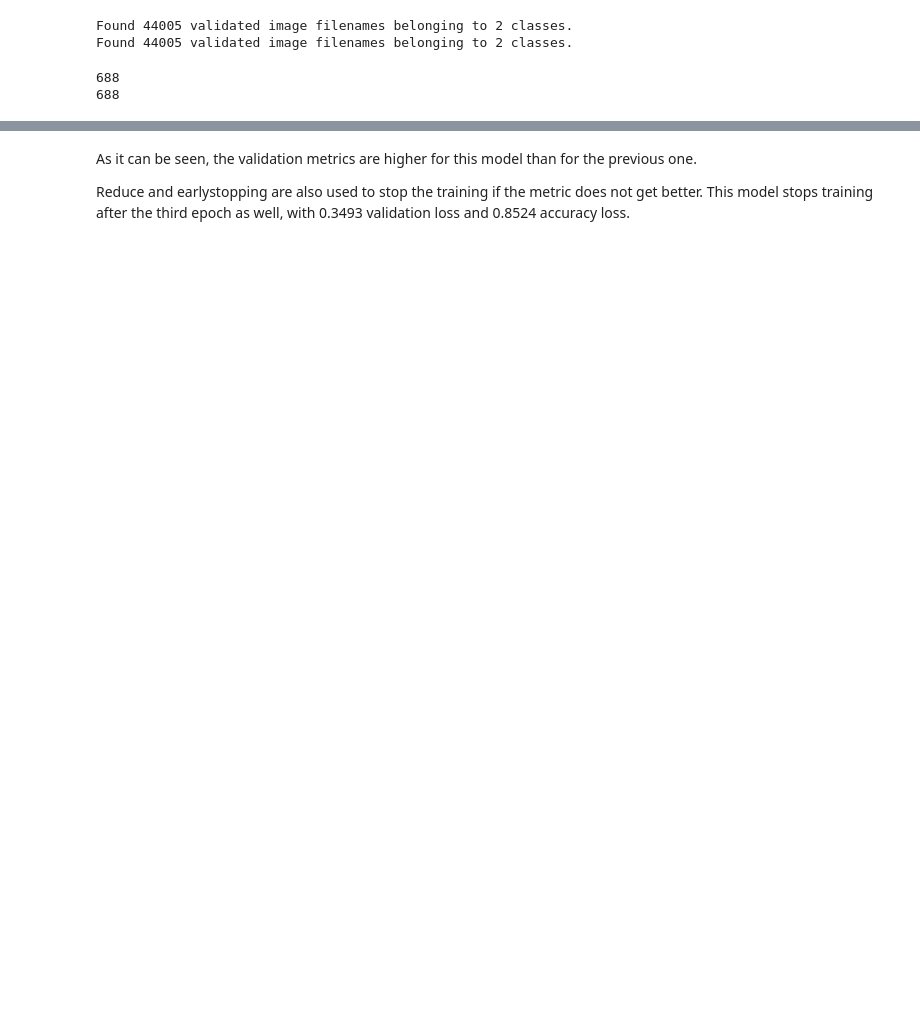
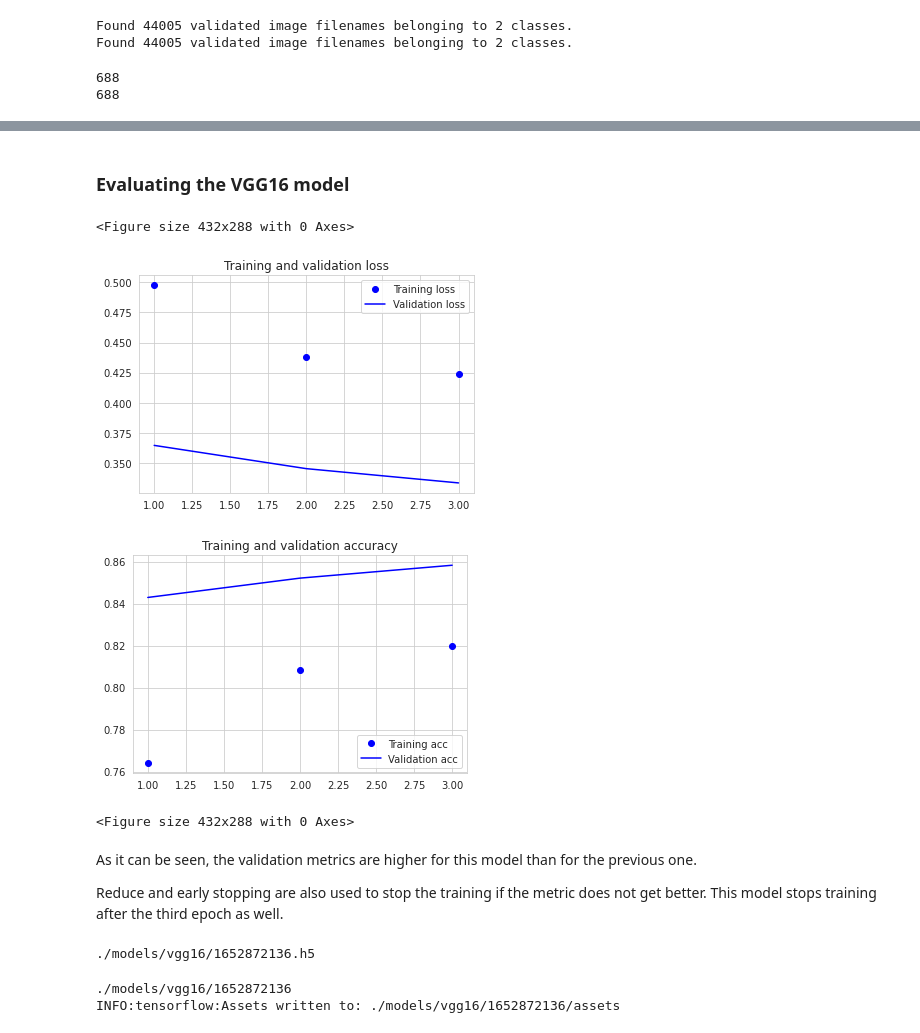
Before and after one commit to andercarrera/Convolutional-Neural-Network-for-Detecting-Cancer-Tumors-in-Microscopic-Images, a Jupyter notebook: graded-lab-notebook.ipynb, the cells around one changed output, grey strips where cells are left out. Cells and saved outputs as stored; diff of their text form; code cells hidden in the pictures; blank space fills up the shorter version.

```diff
--- a/graded-lab-notebook.ipynb
+++ b/graded-lab-notebook.ipynb
@@ -490,7 +471,7 @@ import numpy as np
 np.random.seed(1)
 tf.random.set_seed(1)
 
-cnn = Sequential([
+vgg16 = Sequential([
     base_model,
     BatchNormalization(),
 
@@ -504,5 +485,5 @@ cnn = Sequential([
     Dense(2, activation='softmax')
 ])
 
-cnn.summary()
+vgg16.summary()
 # %% [output]
@@ -530,6 +513,6 @@ However, this time categorical_crossentropy for the two classes.
 # %%
 opt = tf.keras.optimizers.Adam(0.001)
-cnn.compile(loss='categorical_crossentropy', optimizer=opt, metrics=['accuracy', tf.keras.metrics.AUC()])
+vgg16.compile(loss='categorical_crossentropy', optimizer=opt, metrics=['accuracy', tf.keras.metrics.AUC()])
 # %%
 train_df, valid_df = train_test_split(df, test_size=0.2, random_state=1, stratify=df.label)
 # %%
@@ -571,15 +554,15 @@ print(VA_STEPS)
 688
 688
 # %%
-%%time
+% % time
 
-h1 = cnn.fit(
-    x = train_loader,
-    steps_per_epoch = TR_STEPS,
-    epochs = 40,
-    validation_data = valid_loader,
-    validation_steps = VA_STEPS,
-    verbose = 1,
+vgg16_history = vgg16.fit(
+    x=train_loader,
+    steps_per_epoch=TR_STEPS,
+    epochs=20,
+    validation_data=valid_loader,
+    validation_steps=VA_STEPS,
+    verbose=1,
     callbacks=[earlystop, reduce]
 )
 # %% [output]
@@ -595,4 +578,50 @@ Wall time: 13min 10s
+# %% [markdown]
+### Evaluating the VGG16 model
+# %%
+import matplotlib.pyplot as plt
+
+acc = vgg16_history.history['accuracy']
+val_acc = vgg16_history.history['val_accuracy']
+loss = vgg16_history.history['loss']
+val_loss = vgg16_history.history['val_loss']
+
+epochs = range(1, len(acc) + 1)
+
+plt.plot(epochs, loss, 'bo', label='Training loss')
+plt.plot(epochs, val_loss, 'b', label='Validation loss')
+plt.title('Training and validation loss')
+plt.legend()
+plt.figure()
+
+plt.plot(epochs, acc, 'bo', label='Training acc')
+plt.plot(epochs, val_acc, 'b', label='Validation acc')
+plt.title('Training and validation accuracy')
+plt.legend()
+plt.figure()
+# %% [output]
+<Figure size 432x288 with 0 Axes>
+[figure, added]
+[figure, added]
+<Figure size 432x288 with 0 Axes>
 # %% [markdown]
 As it can be seen, the validation metrics are higher for this model than for the previous one.
 
-Reduce and earlystopping are also used to stop the training if the metric does not get better. This model stops training after the third epoch as well, with 0.3493 validation loss and 0.8524 accuracy loss.
+Reduce and early stopping are also used to stop the training if the metric does not get better. This model stops training after the third epoch as well.
+# %%
+import time
+
+t = time.time()
+export = './models/vgg16/{}.h5'.format(int(t))
+print(export)
+
+vgg16.save(export)
+# %% [output]
+./models/vgg16/1652872136.h5
+# %%
+t = time.time()
+export_tf = "./models/vgg16/{}".format(int(t))
+print(export_tf)
+tf.saved_model.save(vgg16, export_tf)
+# %% [output]
+./models/vgg16/1652872136
+INFO:tensorflow:Assets written to: ./models/vgg16/1652872136/assets
```
Also changed, not shown: parts of 19 cells of this notebook, 22 other files.
